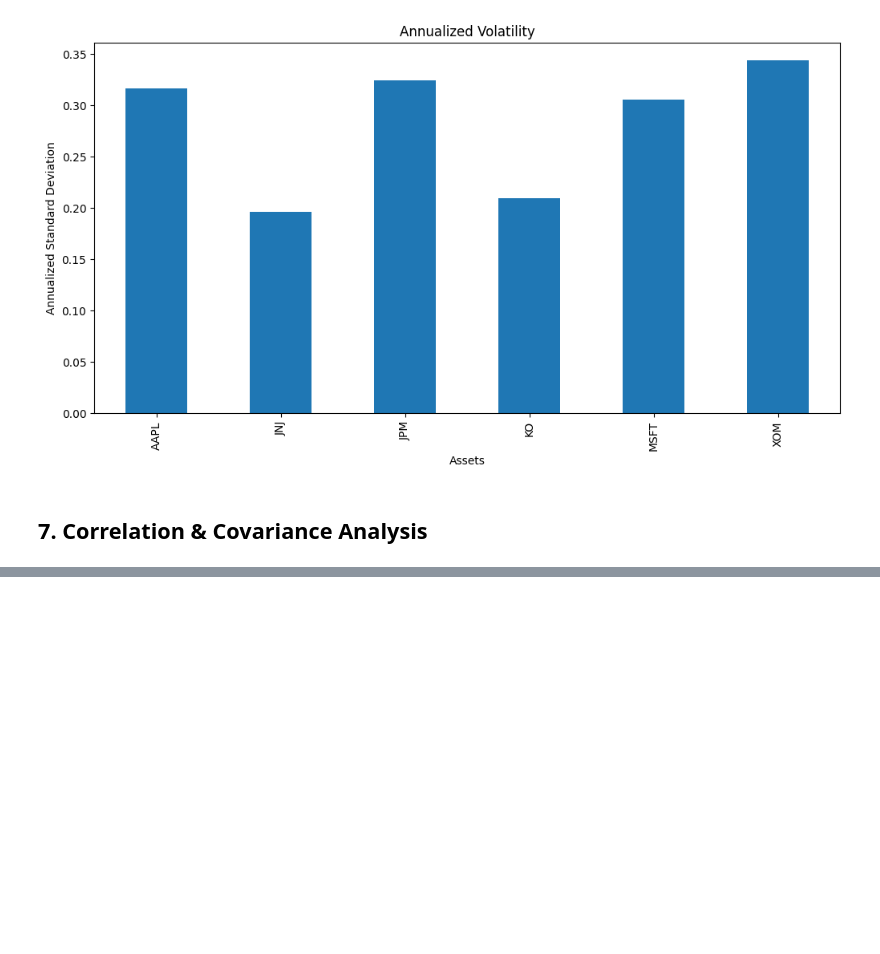
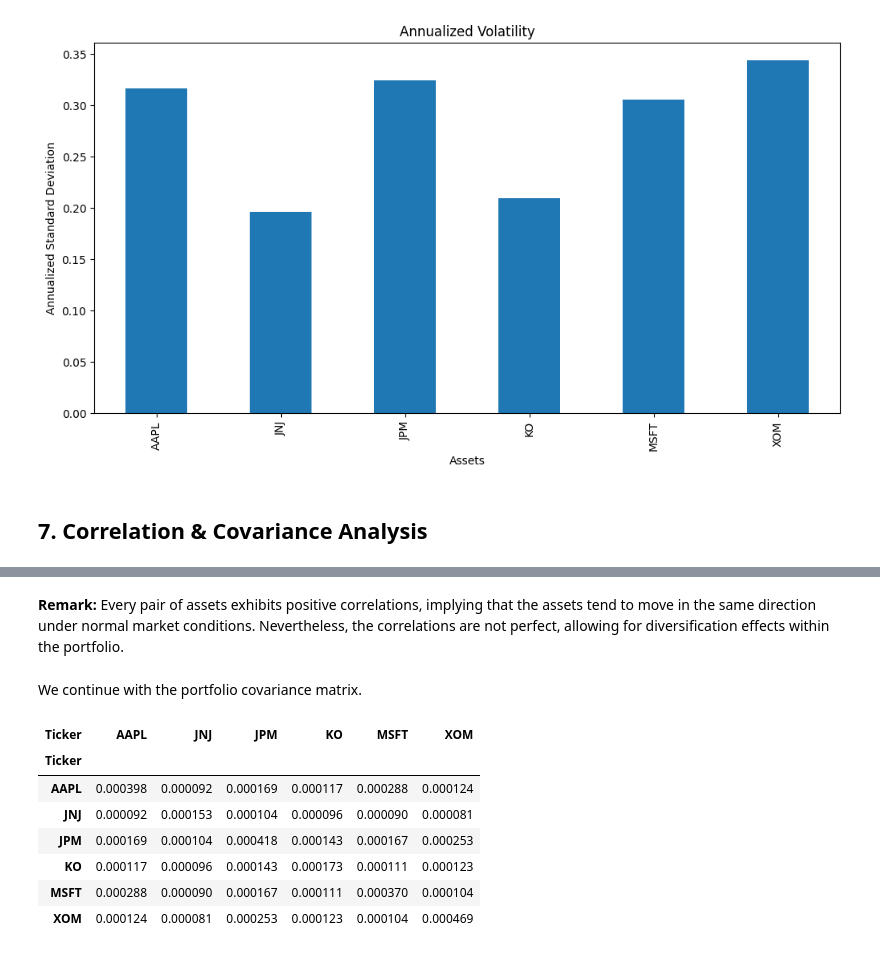
Before and after one commit to keramidasvasilis/data-analysis-projects, a Jupyter notebook: portfolio-optimization-risk-analysis/notebooks/portfolio_optimization_analysis.ipynb, the cells around one changed output, grey strips where cells are left out. Drawn from its saved outputs; the diff is of its cells as text; code cells hidden in the pictures; blank space fills up the shorter version.

```diff
--- a/portfolio-optimization-risk-analysis/notebooks/portfolio_optimization_analysis.ipynb
+++ b/portfolio-optimization-risk-analysis/notebooks/portfolio_optimization_analysis.ipynb
@@ -368,0 +397,17 @@ $$\rho (X, Y) = \frac{Cov(X, Y)}{\sigma(X) \sigma(Y)}$$
+# %% [markdown]
+**Remark:** Every pair of assets exhibits positive correlations, implying that the assets tend to move in the same direction under normal market conditions. Nevertheless, the correlations are not perfect, allowing for diversification effects within the portfolio.
+# %% [markdown]
+We continue with the portfolio covariance matrix.
+# %%
+covariance_matrix = log_returns.cov()
+
+covariance_matrix
+# %% [output]
+| Ticker | AAPL | JNJ | JPM | KO | MSFT | XOM |
+| Ticker |  |  |  |  |  |  |
+| AAPL | 0.000398 | 0.000092 | 0.000169 | 0.000117 | 0.000288 | 0.000124 |
+| JNJ | 0.000092 | 0.000153 | 0.000104 | 0.000096 | 0.000090 | 0.000081 |
+| JPM | 0.000169 | 0.000104 | 0.000418 | 0.000143 | 0.000167 | 0.000253 |
+| KO | 0.000117 | 0.000096 | 0.000143 | 0.000173 | 0.000111 | 0.000123 |
+| MSFT | 0.000288 | 0.000090 | 0.000167 | 0.000111 | 0.000370 | 0.000104 |
+| XOM | 0.000124 | 0.000081 | 0.000253 | 0.000123 | 0.000104 | 0.000469 |
```
Also changed, not shown: parts of 27 cells of this notebook.
